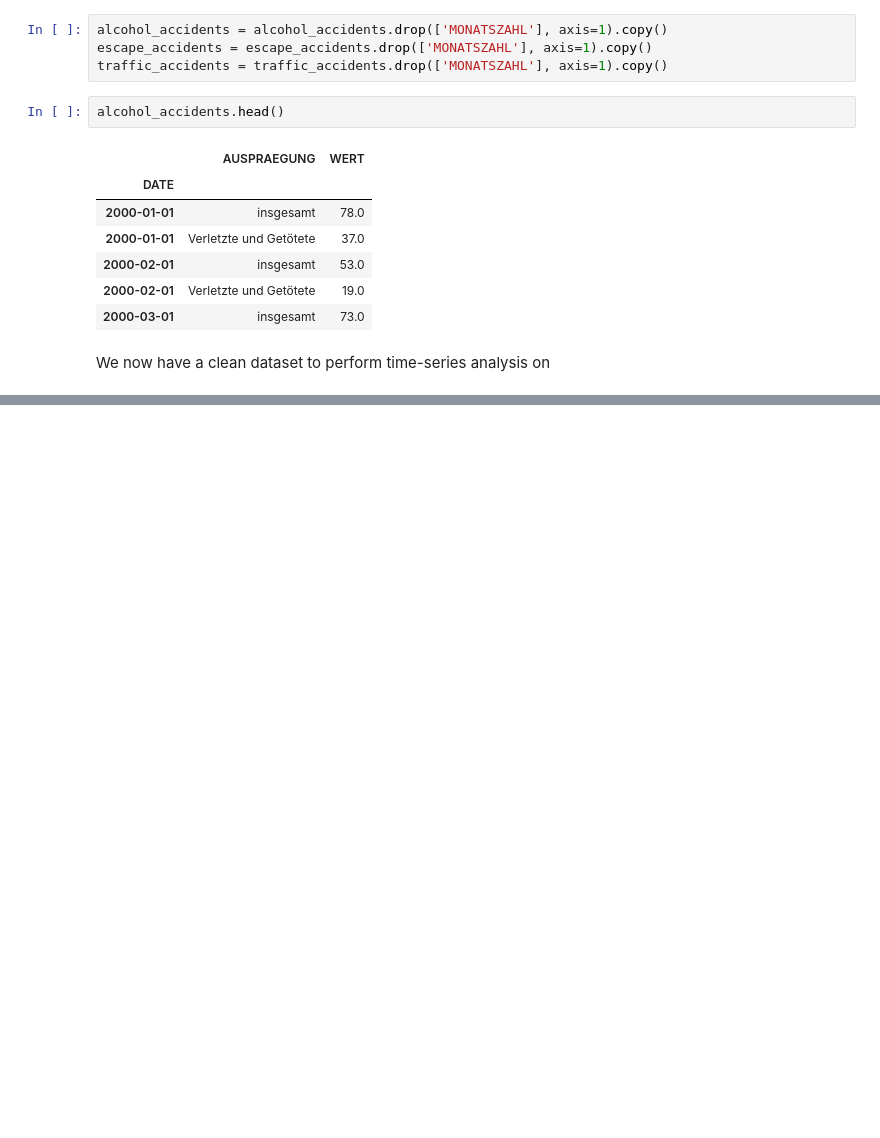
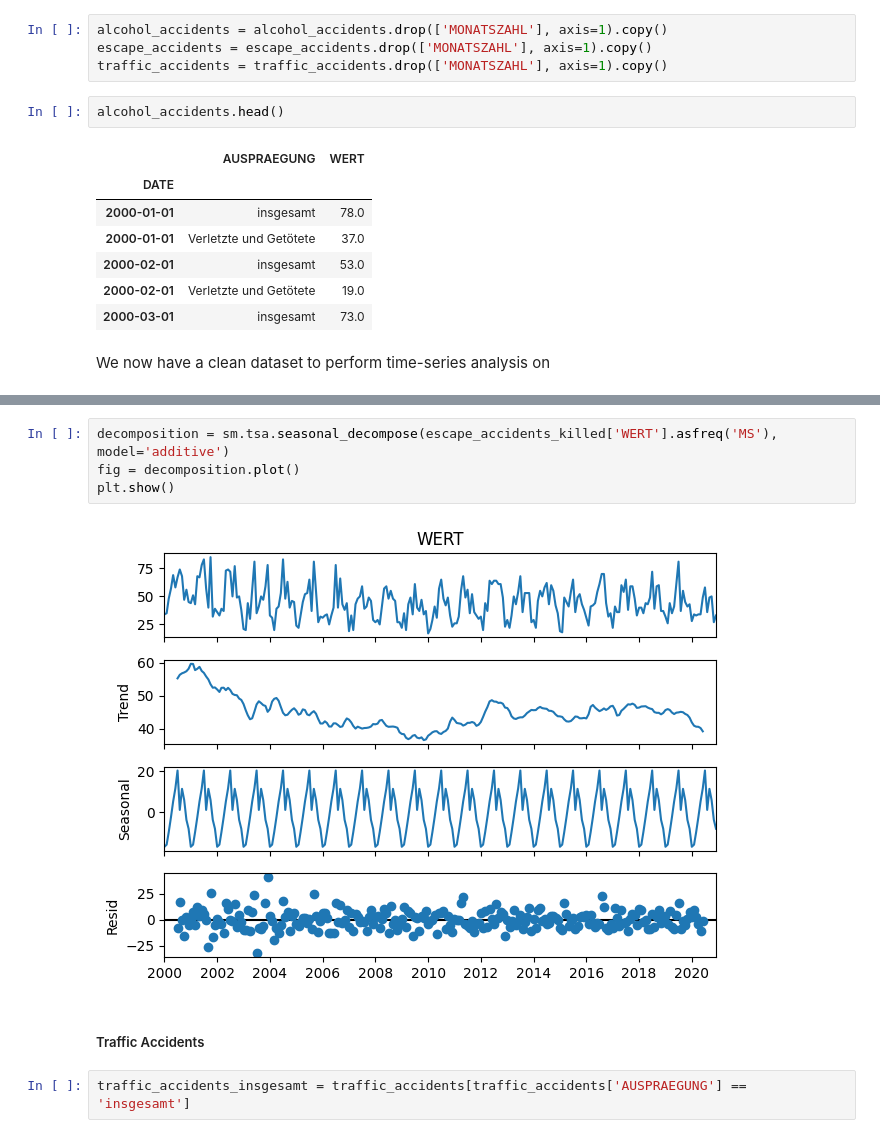
Before and after one commit to PrahithaM/DPS_Task, a Jupyter notebook: DPS_AI_Prahitha.ipynb, the cells around one changed output, grey strips where cells are left out. Cells and saved outputs as stored; diff of their text form; blank space fills up the shorter version.

```diff
--- a/DPS_AI_Prahitha.ipynb
+++ b/DPS_AI_Prahitha.ipynb
@@ -222,0 +237,10 @@ We now have a clean dataset to perform time-series analysis on
+# %%
+decomposition = sm.tsa.seasonal_decompose(escape_accidents_killed['WERT'].asfreq('MS'), model='additive')
+fig = decomposition.plot()
+plt.show()
+# %% [output]
+[figure, added]
+# %% [markdown]
+##### Traffic Accidents
+# %%
+traffic_accidents_insgesamt = traffic_accidents[traffic_accidents['AUSPRAEGUNG'] == 'insgesamt']
```
Also changed, not shown: parts of 39 cells of this notebook.
